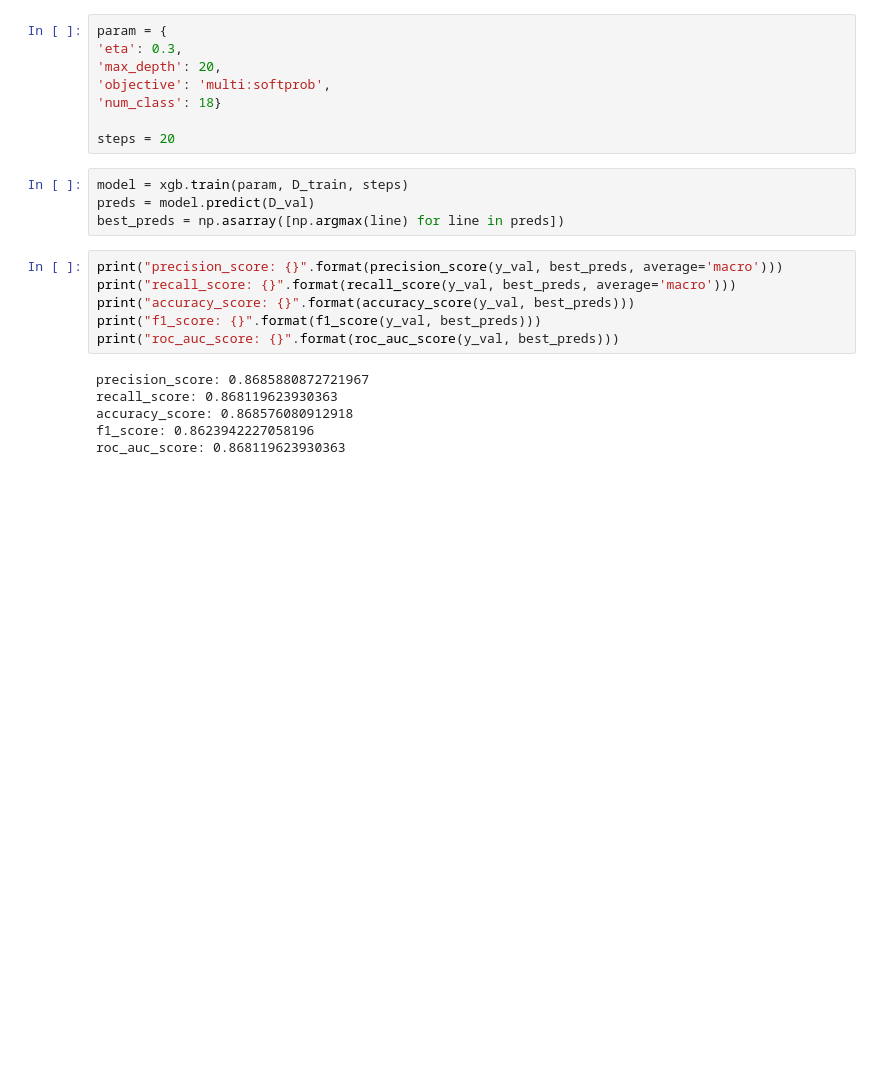
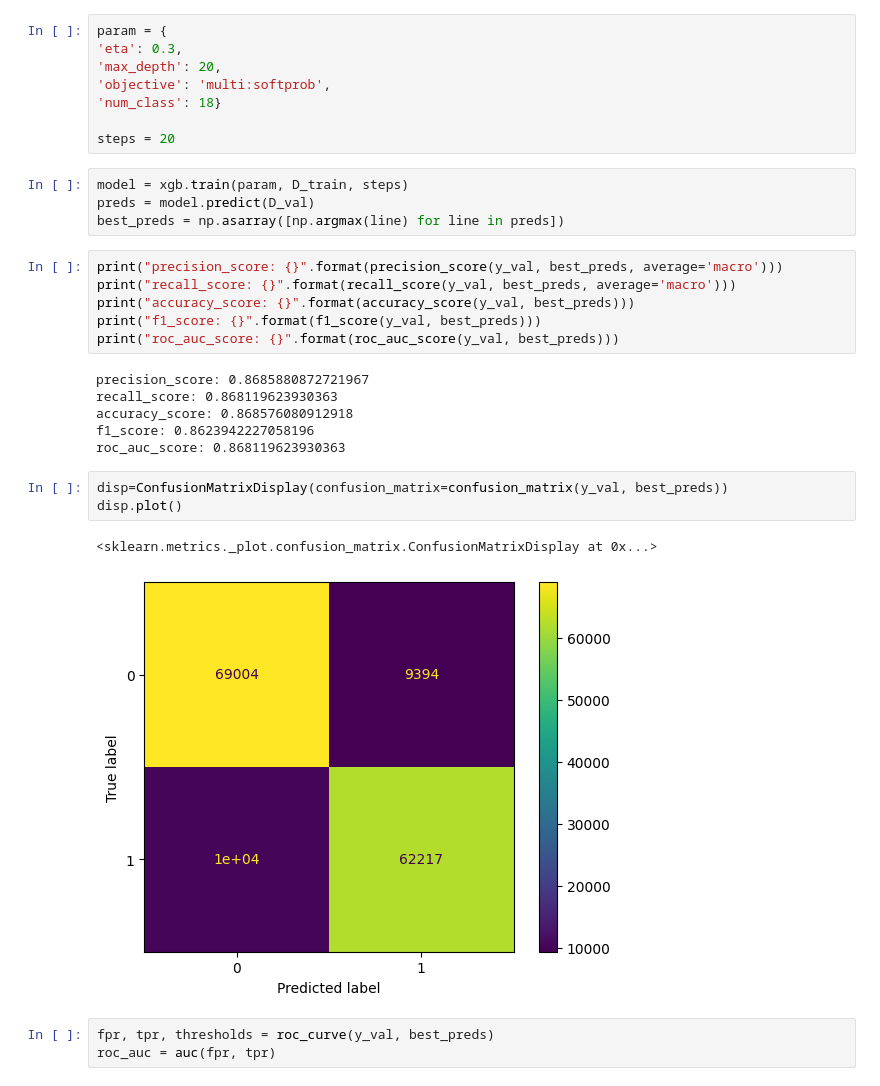
Before and after one commit to mintbubble/dz, a Jupyter notebook: Hackathon_VK1/xgboost_model.ipynb, the cells around one changed output. Drawn from its saved outputs; the diff is of its cells as text; blank space fills up the shorter version.

```diff
--- a/Hackathon_VK1/xgboost_model.ipynb
+++ b/Hackathon_VK1/xgboost_model.ipynb
@@ -158,3 +165,12 @@ recall_score: 0.868119623930363
 accuracy_score: 0.868576080912918
 f1_score: 0.8623942227058196
 roc_auc_score: 0.868119623930363
+# %%
+disp=ConfusionMatrixDisplay(confusion_matrix=confusion_matrix(y_val, best_preds))
+disp.plot()
+# %% [output]
+<sklearn.metrics._plot.confusion_matrix.ConfusionMatrixDisplay at 0x...>
+[figure, added]
+# %%
+fpr, tpr, thresholds = roc_curve(y_val, best_preds)
+roc_auc = auc(fpr, tpr)
```
Also changed, not shown: parts of 12 cells of this notebook, 2 other files.
